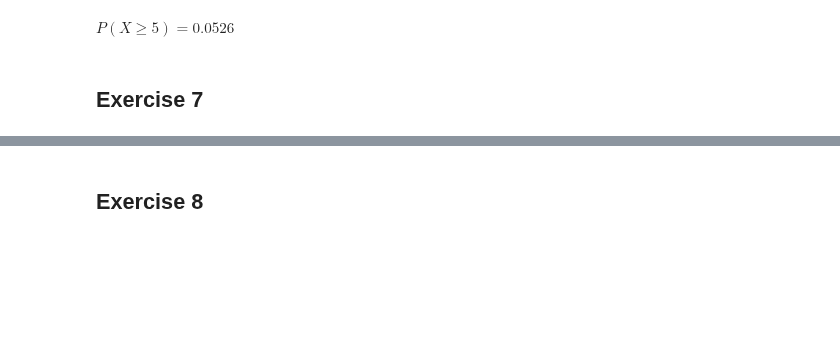
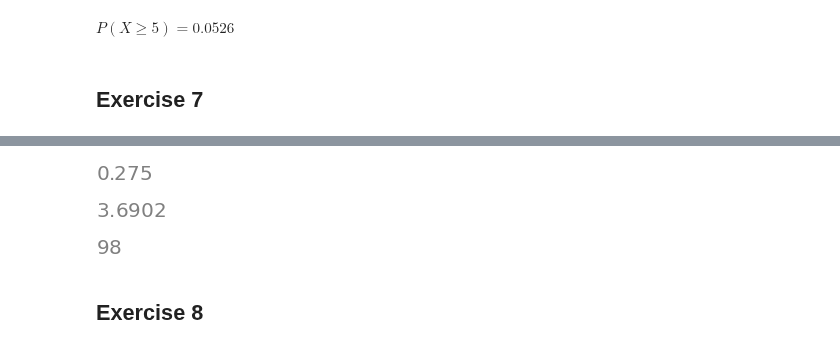
Before and after one commit to nickcernean/SMP_Exercises, a Jupyter notebook: Exam_Sessions/WiseflowExam_2022.ipynb, the cells around one changed output, grey strips where cells are left out. Saved outputs shown, nothing was run; the diff lists cells and outputs as text; code cells hidden in the pictures; blank space fills up the shorter version.

```diff
--- a/Exam_Sessions/WiseflowExam_2022.ipynb
+++ b/Exam_Sessions/WiseflowExam_2022.ipynb
@@ -258,6 +258,65 @@ $\displaystyle P(X \geq 5) = 0.0526$
 display(Image(url='../images/Screenshot 2023-06-07 at 11.27.26.png', width=1200, height=400,unconfined=True))
 # %% [output]
 [interactive output not drawn]
+# %%
+y = np.array([122, 132, 145, 161, 178 , 190 ])
+x = np.array([8,10,12,14,16,18])
+
+sample_size_x = np.size(x)
+
+x_mean =np.mean(x)
+y_mean = np.mean(y)
+
+Sxy = np.sum(x*y) - sample_size_x*x_mean*y_mean
+Sxx = np.sum(x*x) - ((np.sum(x)**2))/sample_size_x
+
+b1 = Sxy/Sxx
+b0 = y_mean - b1*x_mean
+
+
+# regression function
+def f(x):
+    return b1*x + b0
+
+y_hat = f(x)
+
+SSe = np.sum((y-y_hat)**2)
+
+var_hat = SSe/(sample_size_x-2)
+
+sb1 = np.sqrt(var_hat/Sxx)
+
+sb0 = math.sqrt(var_hat*(1/sample_size_x + x_mean**2 / Sxx))
+
+display (round(sb1, 3), round(sb0, 4) )
+# %% [output]
+[figure, added]
+[figure, added]
+# %%
+## b
+
+y = np.array([122, 132, 145, 161, 178 , 190 ])
+x = np.array([8,10,12,14,16,18])
+
+sample_size_x = np.size(x)
+
+x_mean =np.mean(x)
+y_mean = np.mean(y)
+
+Sxy = np.sum(x*y) - sample_size_x*x_mean*y_mean
+Sxx = np.sum(x*x) - ((np.sum(x)**2))/sample_size_x
+
+b1 = Sxy/Sxx
+b0 = y_mean - b1*x_mean
+
+
+# regression function
+def f(x):
+    return b1*x + b0
+
+display(round(f(5)))
+# %% [output]
+[figure, added]
 # %% [markdown]
 ## Exercise 8
 # %%
```
Also changed, not shown: 7 other files.
